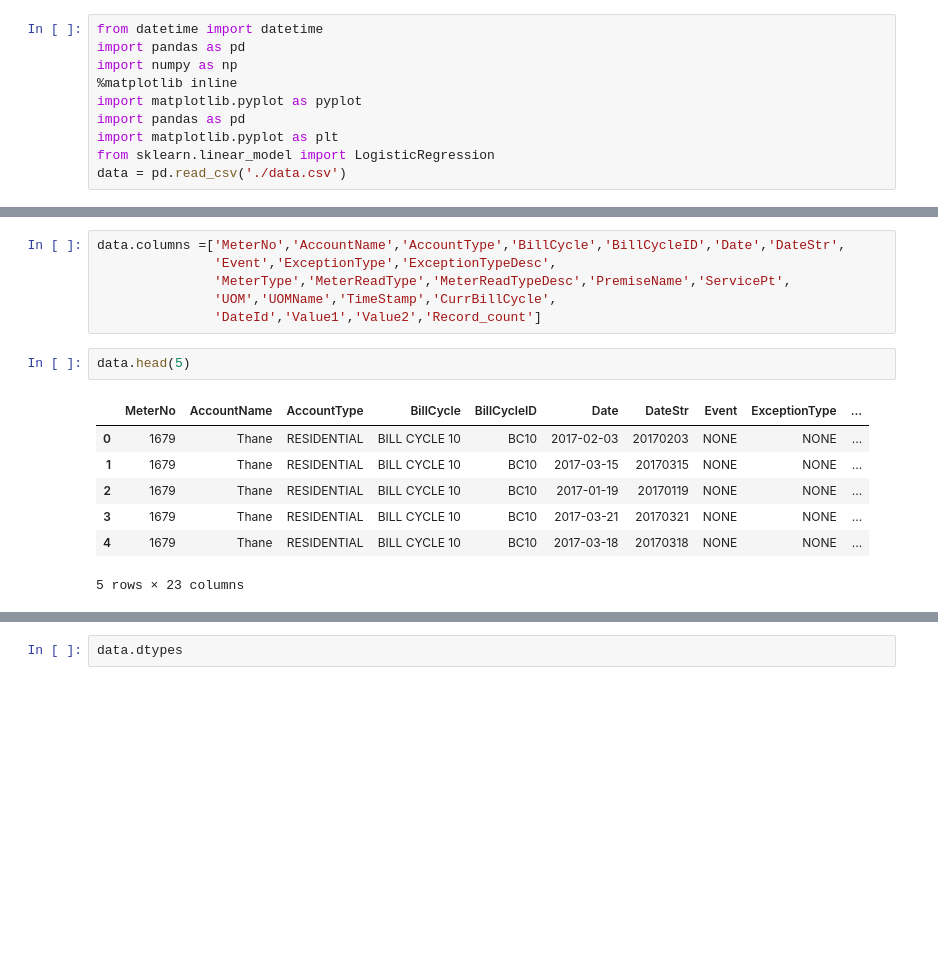
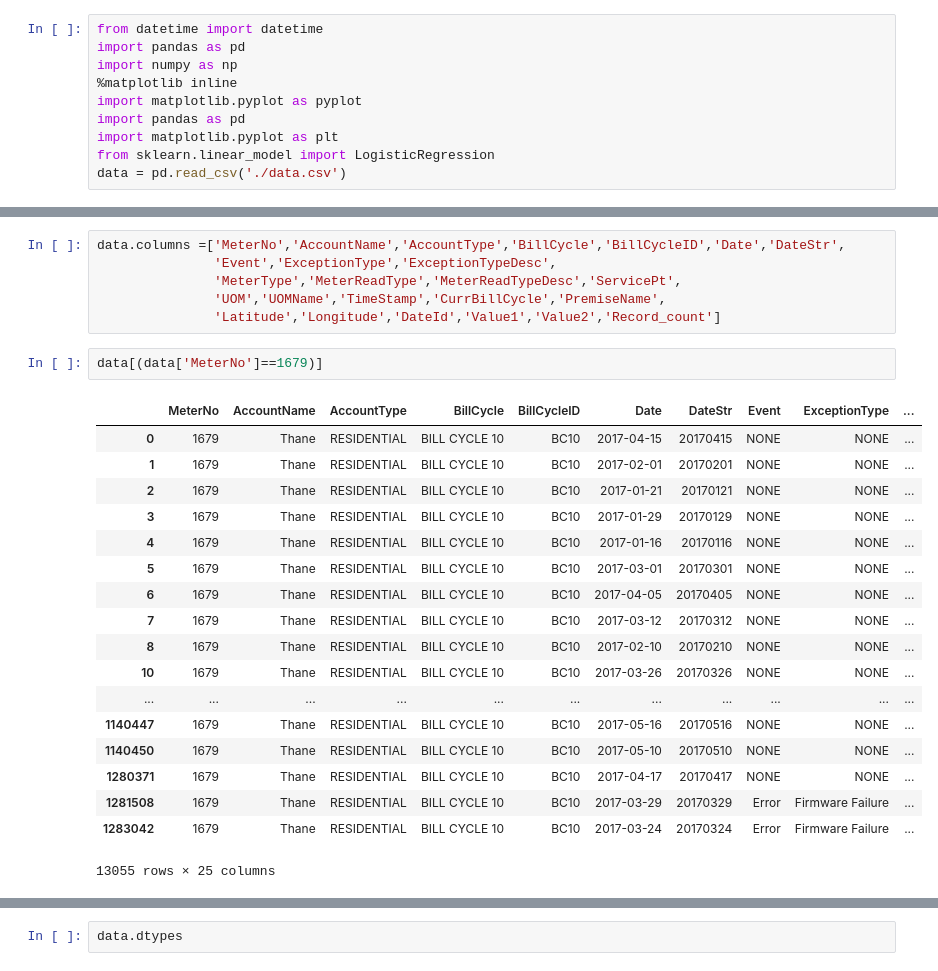
Before and after one commit to spaturu/Utilities, a Jupyter notebook: Utilities_Kurtis.ipynb, the cells around one changed output, grey strips where cells are left out. Cells and saved outputs as stored; diff of their text form; blank space fills up the shorter version.

```diff
--- a/Utilities_Kurtis.ipynb
+++ b/Utilities_Kurtis.ipynb
@@ -15,19 +15,30 @@ data.shape
 # %%
 data.columns =['MeterNo','AccountName','AccountType','BillCycle','BillCycleID','Date','DateStr',
                'Event','ExceptionType','ExceptionTypeDesc',
-               'MeterType','MeterReadType','MeterReadTypeDesc','PremiseName','ServicePt',
-               'UOM','UOMName','TimeStamp','CurrBillCycle',
-               'DateId','Value1','Value2','Record_count']
+               'MeterType','MeterReadType','MeterReadTypeDesc','ServicePt',
+               'UOM','UOMName','TimeStamp','CurrBillCycle','PremiseName',
+               'Latitude','Longitude','DateId','Value1','Value2','Record_count']
-# %%
-data.head(5)
-# %% [output]
-|  | MeterNo | AccountName | AccountType | BillCycle | BillCycleID | Date | DateStr | Event | ExceptionType | ... |
-| 0 | 1679 | Thane | RESIDENTIAL | BILL CYCLE 10 | BC10 | 2017-02-03 | 20170203 | NONE | NONE | ... |
-| 1 | 1679 | Thane | RESIDENTIAL | BILL CYCLE 10 | BC10 | 2017-03-15 | 20170315 | NONE | NONE | ... |
-| 2 | 1679 | Thane | RESIDENTIAL | BILL CYCLE 10 | BC10 | 2017-01-19 | 20170119 | NONE | NONE | ... |
-| 3 | 1679 | Thane | RESIDENTIAL | BILL CYCLE 10 | BC10 | 2017-03-21 | 20170321 | NONE | NONE | ... |
-| 4 | 1679 | Thane | RESIDENTIAL | BILL CYCLE 10 | BC10 | 2017-03-18 | 20170318 | NONE | NONE | ... |
-5 rows × 23 columns
+# %%
+data[(data['MeterNo']==1679)]
+# %% [output]
+|  | MeterNo | AccountName | AccountType | BillCycle | BillCycleID | Date | DateStr | Event | ExceptionType | ... |
+| 0 | 1679 | Thane | RESIDENTIAL | BILL CYCLE 10 | BC10 | 2017-04-15 | 20170415 | NONE | NONE | ... |
+| 1 | 1679 | Thane | RESIDENTIAL | BILL CYCLE 10 | BC10 | 2017-02-01 | 20170201 | NONE | NONE | ... |
+| 2 | 1679 | Thane | RESIDENTIAL | BILL CYCLE 10 | BC10 | 2017-01-21 | 20170121 | NONE | NONE | ... |
+| 3 | 1679 | Thane | RESIDENTIAL | BILL CYCLE 10 | BC10 | 2017-01-29 | 20170129 | NONE | NONE | ... |
+| 4 | 1679 | Thane | RESIDENTIAL | BILL CYCLE 10 | BC10 | 2017-01-16 | 20170116 | NONE | NONE | ... |
+| 5 | 1679 | Thane | RESIDENTIAL | BILL CYCLE 10 | BC10 | 2017-03-01 | 20170301 | NONE | NONE | ... |
+| 6 | 1679 | Thane | RESIDENTIAL | BILL CYCLE 10 | BC10 | 2017-04-05 | 20170405 | NONE | NONE | ... |
+| 7 | 1679 | Thane | RESIDENTIAL | BILL CYCLE 10 | BC10 | 2017-03-12 | 20170312 | NONE | NONE | ... |
+| 8 | 1679 | Thane | RESIDENTIAL | BILL CYCLE 10 | BC10 | 2017-02-10 | 20170210 | NONE | NONE | ... |
+| 10 | 1679 | Thane | RESIDENTIAL | BILL CYCLE 10 | BC10 | 2017-03-26 | 20170326 | NONE | NONE | ... |
+| ... | ... | ... | ... | ... | ... | ... | ... | ... | ... | ... |
+| 1140447 | 1679 | Thane | RESIDENTIAL | BILL CYCLE 10 | BC10 | 2017-05-16 | 20170516 | NONE | NONE | ... |
+| 1140450 | 1679 | Thane | RESIDENTIAL | BILL CYCLE 10 | BC10 | 2017-05-10 | 20170510 | NONE | NONE | ... |
+| 1280371 | 1679 | Thane | RESIDENTIAL | BILL CYCLE 10 | BC10 | 2017-04-17 | 20170417 | NONE | NONE | ... |
+| 1281508 | 1679 | Thane | RESIDENTIAL | BILL CYCLE 10 | BC10 | 2017-03-29 | 20170329 | Error | Firmware Failure | ... |
+| 1283042 | 1679 | Thane | RESIDENTIAL | BILL CYCLE 10 | BC10 | 2017-03-24 | 20170324 | Error | Firmware Failure | ... |
+13055 rows × 25 columns
 # %%
 data[data['ExceptionType'] != 'NONE']
 data[data['ExceptionType'] != 'NONE'].count()
```
Also changed, not shown: parts of 53 cells of this notebook.
